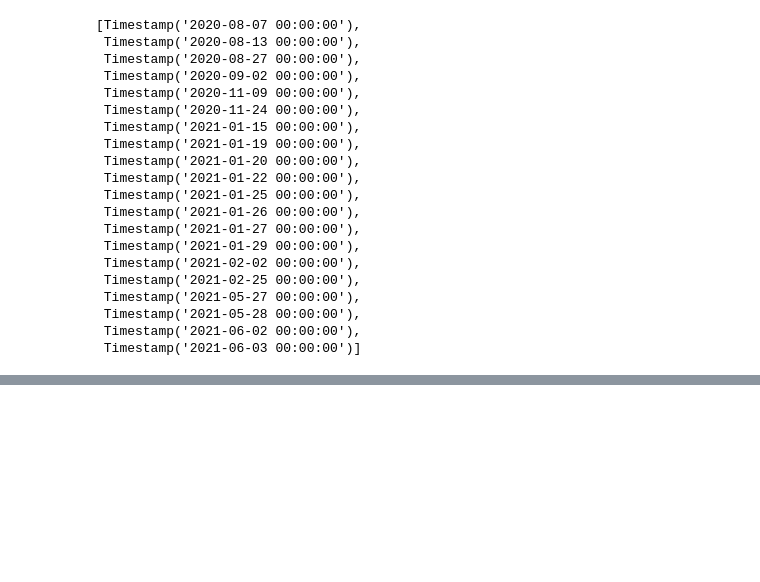
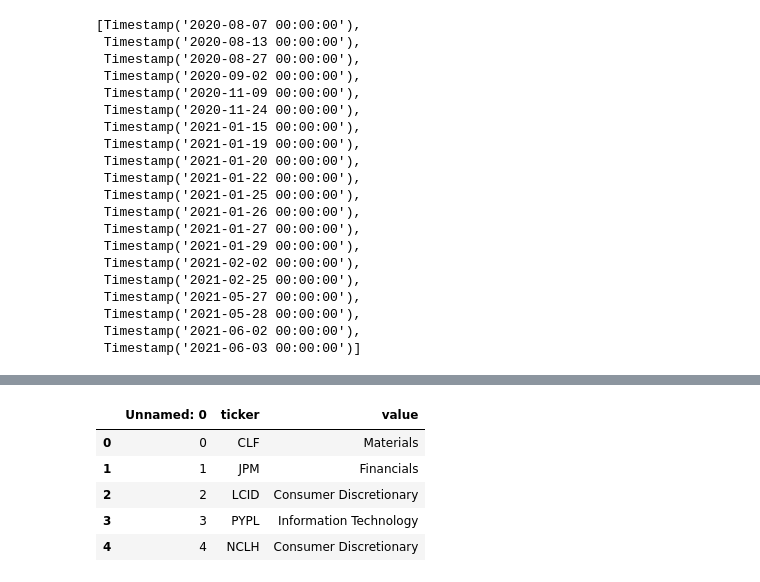
Before and after one commit to amazd/option-volume-prediction, a Jupyter notebook: statistical_fundamentalsv2.ipynb, the cells around one changed output, grey strips where cells are left out. Saved outputs shown, nothing was run; the diff lists cells and outputs as text; code cells hidden in the pictures; blank space fills up the shorter version.

```diff
--- a/statistical_fundamentalsv2.ipynb
+++ b/statistical_fundamentalsv2.ipynb
@@ -420,9 +417,18 @@ array(['Information Technology', 'Consumer Discretionary', 'Energy',
 # %%
 
 #all_sectors_unique
 
 filtered_tickers_df = all_sectors_df[all_sectors_df.value == filter_input_sector]
+#filtered_tickers_df = all_sectors_df
 sector_filtered_list = filtered_tickers_df['ticker'].tolist()
+filtered_tickers_df.head()
+# %% [output]
+|  | Unnamed: 0 | ticker | value |
+| 0 | 0 | CLF | Materials |
+| 1 | 1 | JPM | Financials |
+| 2 | 2 | LCID | Consumer Discretionary |
+| 3 | 3 | PYPL | Information Technology |
+| 4 | 4 | NCLH | Consumer Discretionary |
 # %%
 import math
 
```
Also changed, not shown: parts of 24 cells of this notebook.
